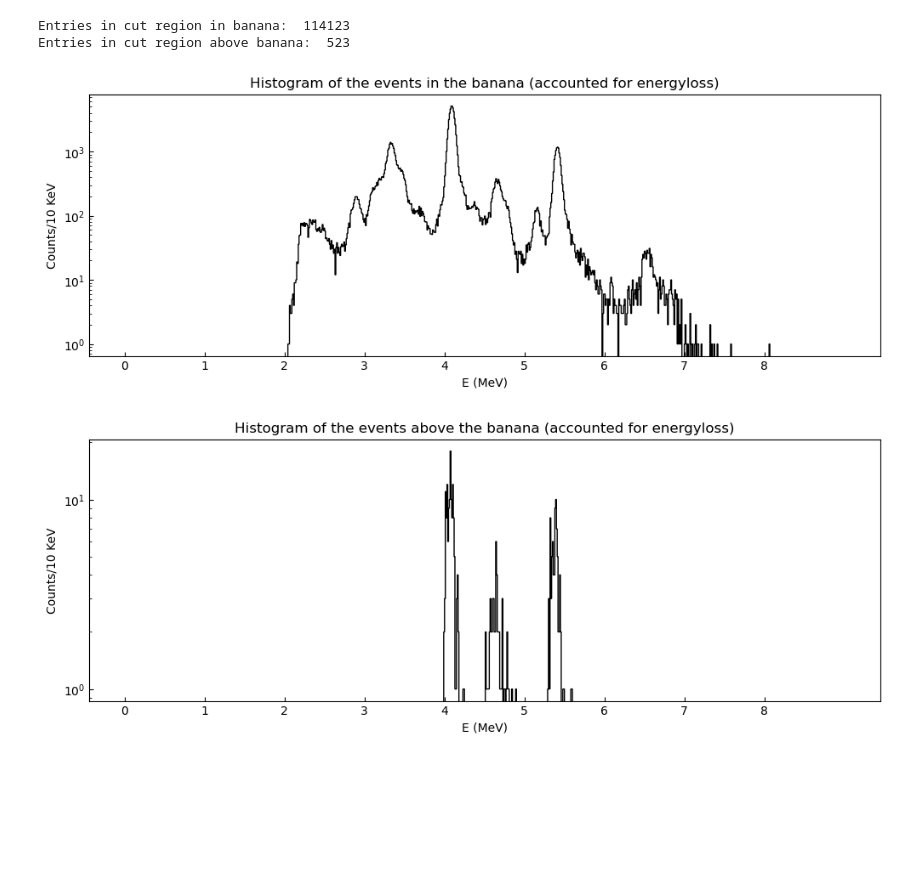
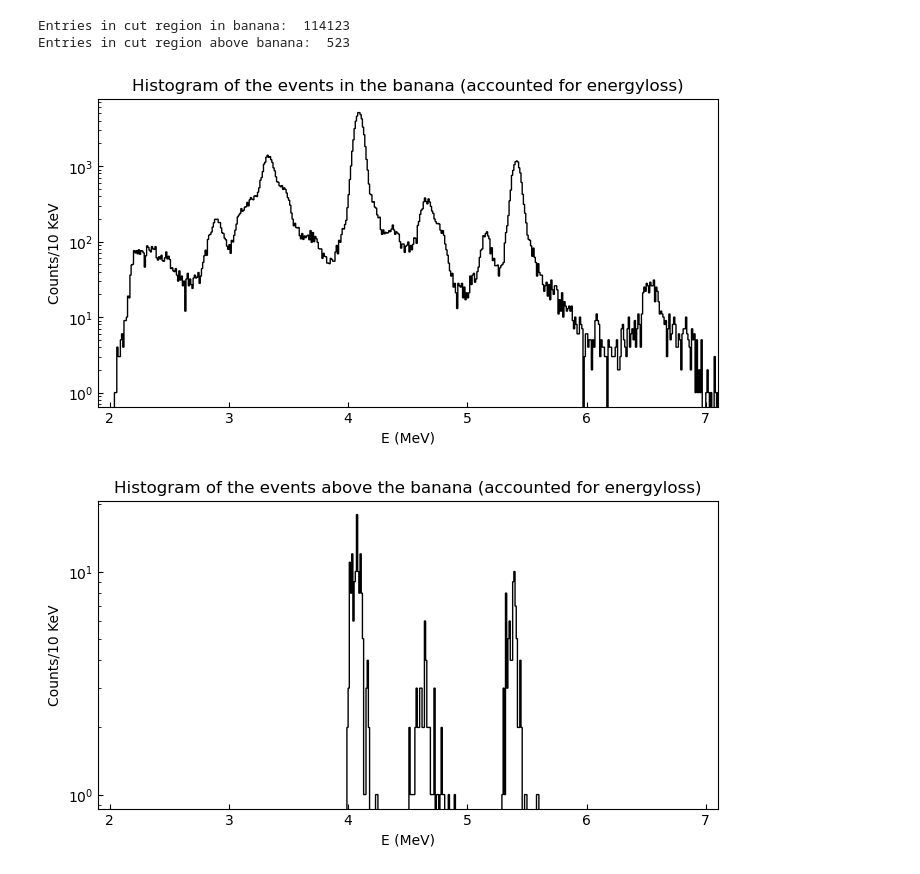
Before and after one commit to phaue/Masters, a Jupyter notebook: analysis/python/dataquality/FinalAnalysis.ipynb, the cells around one changed output. Saved outputs shown, nothing was run; the diff lists cells and outputs as text; code cells hidden in the pictures; blank space fills up the shorter version.

```diff
--- a/analysis/python/dataquality/FinalAnalysis.ipynb
+++ b/analysis/python/dataquality/FinalAnalysis.ipynb
@@ -15,6 +15,8 @@ datapath = "/home/haue/repositories/Masters/data/"
 Si_path = datapath + "bananas/Si"
 Siabove_path = datapath+ "aboveban/Si"
 cuts1 = datapath + "cuts/totcuts.root"
+outputdir = "/home/haue/repositories/Masters/analysis/python/dataquality/report_figs/"
+
 Si_files = glob.glob(os.path.join(Si_path, "*mlio.root"))
 Siabove_files = glob.glob(os.path.join(Siabove_path, "*mlio.root"))
 # %%
@@ -225,41 +244,51 @@ plt.rcParams["ytick.direction"] = "in"
 bin_width = 0.01 # keV
 bins = np.arange(0, 9 + bin_width, bin_width)
 sumE = [a+b for a,b in zip(in_fedep, in_bedep)]
-plt.figure(figsize=(12,4))
-plt.hist(in_E, bins=bins, histtype='step', color='k')
+plt.figure(figsize=(8,4))
+plt.hist(in_E, bins=bins, histtype='step', color='k', label=f"Entries: {in_E}")
 plt.yscale('log')
 print("Entries in cut region in banana: ",len(in_fedep))
 plt.title("Histogram of the events in the banana (accounted for energyloss)")
 plt.xlabel("E (MeV)")
 plt.ylabel("Counts/10 KeV")
 plt.xticks(np.arange(0,9, 1))
+plt.xlim(1.9, 7.1)
+plt.savefig(outputdir + "bananahistafter.png")
+
 #plt.show()
 
 sume = [a+b for a,b in zip(data_collection["Siabove"]["fEdep"], data_collection["Siabove"]["bEdep"])]
-plt.figure(figsize=(12,4))
-plt.hist(e_withangles, bins=bins, histtype='step', color='k')
+plt.figure(figsize=(8,4))
+plt.hist(e_withangles, bins=bins, histtype='step', color='k', label=f"Entries: {e_withangles}")
 plt.yscale('log')
 print("Entries in cut region above banana: ", len(data_collection["Siabove"]["fEdep"]))
 plt.title("Histogram of the events above the banana (accounted for energyloss)")
 plt.xlabel("E (MeV)")
 plt.ylabel("Counts/10 KeV")
 plt.xticks(np.arange(0,9, 1))
+plt.xlim(1.9, 7.1)
+plt.savefig(outputdir + "abovehistafter.png")
+
 print()
 
 
-plt.figure(figsize=(8,4))
+plt.figure(figsize=(6,4))
 aboveE = [e for e in in_E if e>3.6]
 abovee = [e for e in e_withangles if e>3.6]
 plt.hist(aboveE, bins=bins, histtype='step', color='k', cumulative=True, label="In banana", density=True)
 plt.hist(abovee, bins=bins, histtype='step', color='r', cumulative=True, label="Above banana", density=True)
+plt.vlines(3.6, 0, 0.2, color='c', alpha=0.9, lw=0.7, ls='--', label="Start of comparison")
 plt.xlabel("E (MeV)")
 plt.legend(loc='upper left')
-plt.xlim(0,8.5)
 plt.xticks(np.arange(0,9,1))
+
+plt.xlim(1.9,7.1)
 plt.title("CDF for the two regions (accounted for energyloss)")
+plt.savefig(outputdir + "CDFafter.png")
+
 print()
 # %% [output]
 Entries in cut region in banana:  114123
 Entries in cut region above banana:  523
-[figure, old version]
+[figure, new version]
-[figure, old version]
+[figure, new version]
```
Also changed, not shown: parts of 5 cells of this notebook, 23 other files.
